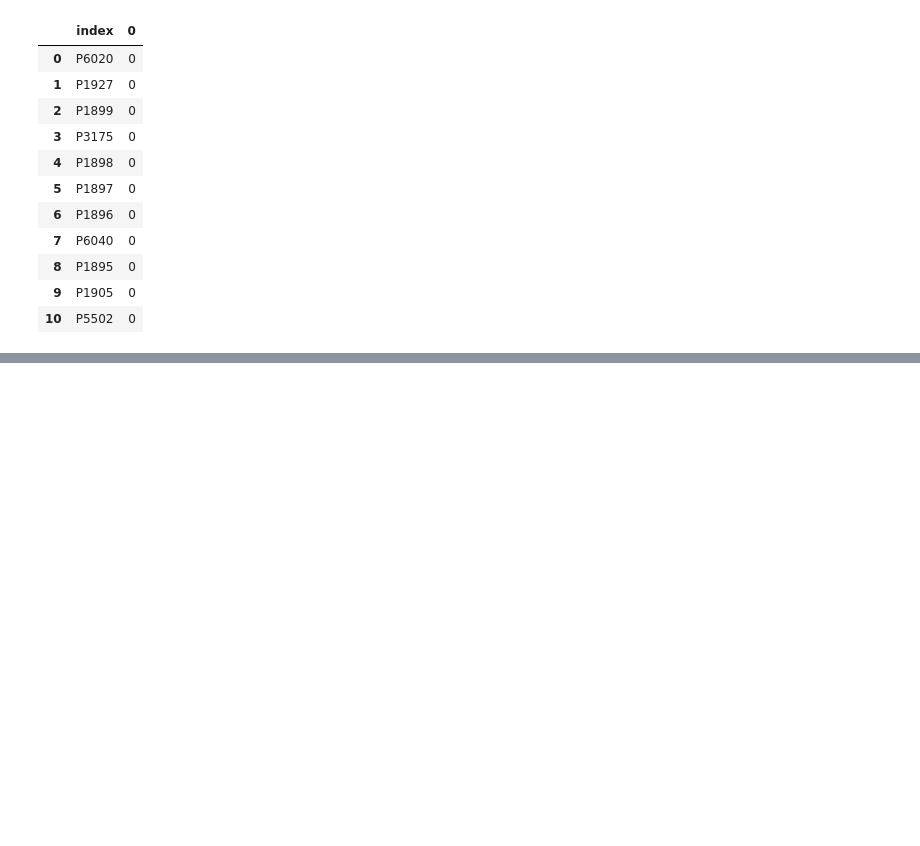
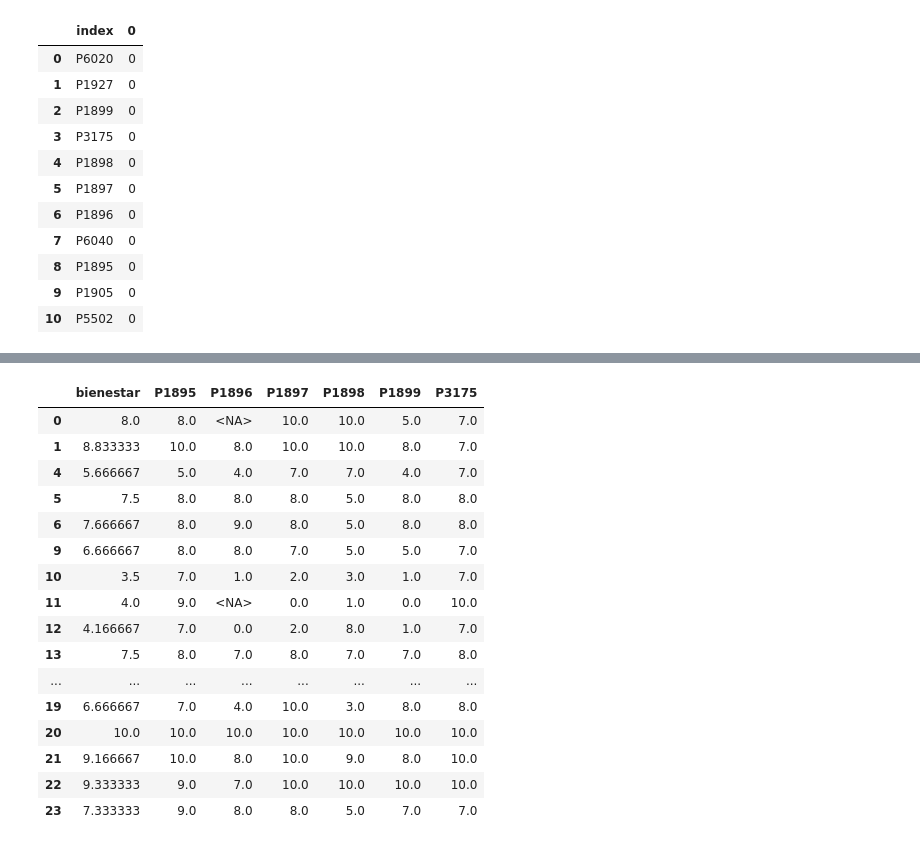
Before and after one commit to Sebast68h/PROYECTO-1-DATA, a Jupyter notebook: notebooks/Proyecto1.ipynb, the cells around one changed output, grey strips where cells are left out. Cells and saved outputs as stored; diff of their text form; code cells hidden in the pictures; blank space fills up the shorter version.

Commit message:
BIENESTAR

```diff
--- a/notebooks/Proyecto1.ipynb
+++ b/notebooks/Proyecto1.ipynb
@@ -234,0 +219,24 @@ usable.boxplot(column = "P6020")
+# %%
+usable["P1896"] = usable["P1896"].replace(99, pd.NA)
+# %%
+variables_bienestar = ["P1895", "P1896", "P1897", "P1898", "P1899", "P3175"]
+usable["bienestar"] = usable[variables_bienestar].mean(axis=1)
+usable[["bienestar"] + variables_bienestar].head(20)
+# %% [output]
+|  | bienestar | P1895 | P1896 | P1897 | P1898 | P1899 | P3175 |
+| 0 | 8.0 | 8.0 | <NA> | 10.0 | 10.0 | 5.0 | 7.0 |
+| 1 | 8.833333 | 10.0 | 8.0 | 10.0 | 10.0 | 8.0 | 7.0 |
+| 4 | 5.666667 | 5.0 | 4.0 | 7.0 | 7.0 | 4.0 | 7.0 |
+| 5 | 7.5 | 8.0 | 8.0 | 8.0 | 5.0 | 8.0 | 8.0 |
+| 6 | 7.666667 | 8.0 | 9.0 | 8.0 | 5.0 | 8.0 | 8.0 |
+| 9 | 6.666667 | 8.0 | 8.0 | 7.0 | 5.0 | 5.0 | 7.0 |
+| 10 | 3.5 | 7.0 | 1.0 | 2.0 | 3.0 | 1.0 | 7.0 |
+| 11 | 4.0 | 9.0 | <NA> | 0.0 | 1.0 | 0.0 | 10.0 |
+| 12 | 4.166667 | 7.0 | 0.0 | 2.0 | 8.0 | 1.0 | 7.0 |
+| 13 | 7.5 | 8.0 | 7.0 | 8.0 | 7.0 | 7.0 | 8.0 |
+| ... | ... | ... | ... | ... | ... | ... | ... |
+| 19 | 6.666667 | 7.0 | 4.0 | 10.0 | 3.0 | 8.0 | 8.0 |
+| 20 | 10.0 | 10.0 | 10.0 | 10.0 | 10.0 | 10.0 | 10.0 |
+| 21 | 9.166667 | 10.0 | 8.0 | 10.0 | 9.0 | 8.0 | 10.0 |
+| 22 | 9.333333 | 9.0 | 7.0 | 10.0 | 10.0 | 10.0 | 10.0 |
+| 23 | 7.333333 | 9.0 | 8.0 | 8.0 | 5.0 | 7.0 | 7.0 |
```
Also changed, not shown: parts of 9 cells of this notebook.
